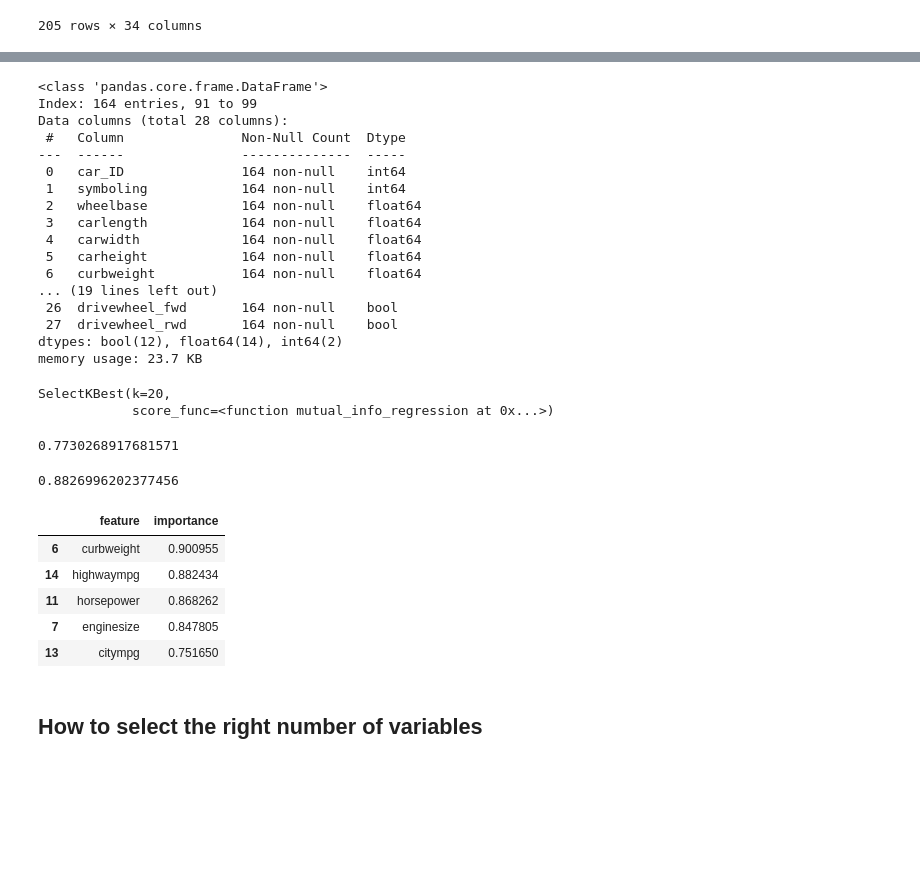
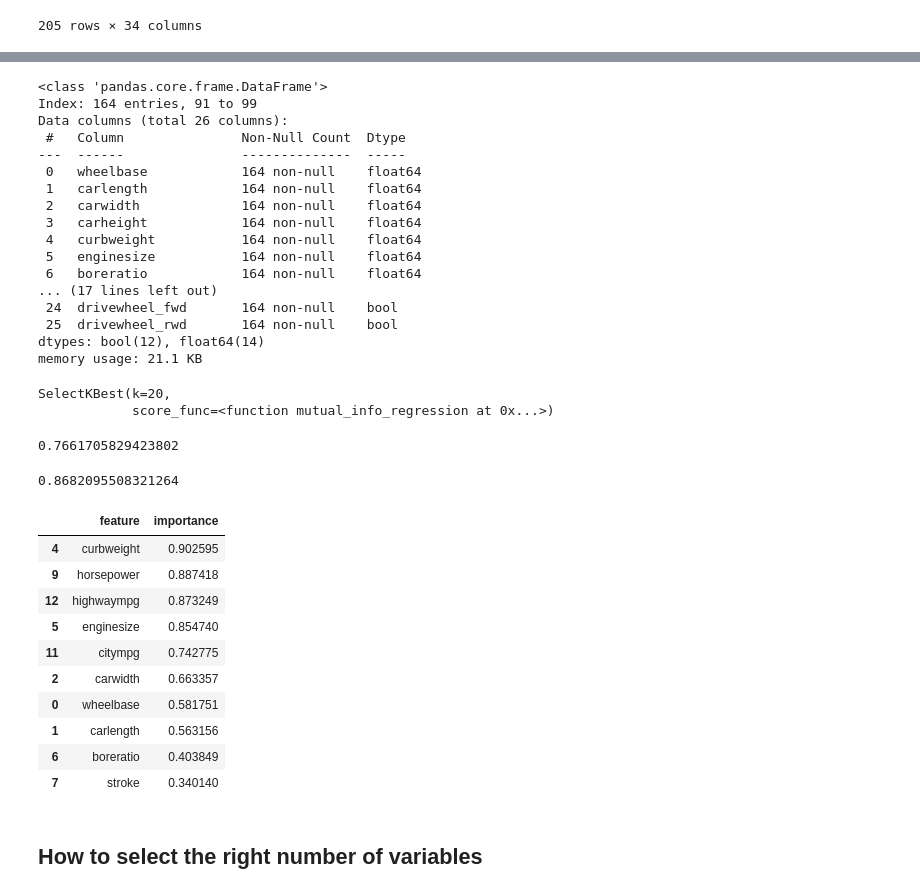
Before and after one commit to ncrowder/python, a Jupyter notebook: murach_data_analysis/class_demos/multiple_regression.ipynb, the cells around one changed output, grey strips where cells are left out. Saved outputs shown, nothing was run; the diff lists cells and outputs as text; code cells hidden in the pictures; blank space fills up the shorter version.

```diff
--- a/murach_data_analysis/class_demos/multiple_regression.ipynb
+++ b/murach_data_analysis/class_demos/multiple_regression.ipynb
@@ -637,0 +595,3 @@ carsDummies[['CarName','fueltype','enginelocation','cylindernumber',
+# %%
+cols_to_drop = carsDummies.select_dtypes(include=['int64', 'object']).columns.tolist() #car_ID and symboling were left in during lecture
+cols_to_drop
@@ -638,28 +607,26 @@ carsDummies[['CarName','fueltype','enginelocation','cylindernumber',
 # %%
-# drop the non_numeric columns
-carsTrain, carsTest = train_test_split(carsDummies.drop(
-    columns=['CarName','fueltype','enginelocation','cylindernumber',
-             'fuelsystem','enginetype']), test_size=0.2, random_state=20)
+# drop the non_numeric and unuseful columns and split again
+carsTrain, carsTest = train_test_split(carsDummies.drop(columns=cols_to_drop), test_size=0.2, random_state=20)
 # %%
 carsTrain.info()
 # %% [output]
 <class 'pandas.core.frame.DataFrame'>
 Index: 164 entries, 91 to 99
-Data columns (total 28 columns):
+Data columns (total 26 columns):
  #   Column               Non-Null Count  Dtype
 ---  ------               --------------  -----
- 0   car_ID               164 non-null    int64
- 1   symboling            164 non-null    int64
- 2   wheelbase            164 non-null    float64
- 3   carlength            164 non-null    float64
- 4   carwidth             164 non-null    float64
- 5   carheight            164 non-null    float64
- 6   curbweight           164 non-null    float64
-... (19 lines left out)
- 26  drivewheel_fwd       164 non-null    bool
- 27  drivewheel_rwd       164 non-null    bool
-dtypes: bool(12), float64(14), int64(2)
-memory usage: 23.7 KB
+ 0   wheelbase            164 non-null    float64
+ 1   carlength            164 non-null    float64
+ 2   carwidth             164 non-null    float64
+ 3   carheight            164 non-null    float64
+ 4   curbweight           164 non-null    float64
+ 5   enginesize           164 non-null    float64
+ 6   boreratio            164 non-null    float64
+... (17 lines left out)
+ 24  drivewheel_fwd       164 non-null    bool
+ 25  drivewheel_rwd       164 non-null    bool
+dtypes: bool(12), float64(14)
+memory usage: 21.1 KB
 # %%
 fs = SelectKBest(score_func=mutual_info_regression, k=20)
 fs.fit(carsTrain.drop(columns=['price']), carsTrain['price'])
@@ -674,23 +641,28 @@ model = LinearRegression()
 model.fit(x_train_fs, carsTrain['price'])
 model.score(x_test_fs, carsTest['price'])
 # %% [output]
-0.7730268917681571
+0.7661705829423802
 # %%
 model.score(x_train_fs, carsTrain['price'])
 # %% [output]
-0.8826996202377456
+0.8682095508321264
 # %%
 df1 = pd.DataFrame(carsTrain.drop(columns=['price']).columns, columns=['feature'])  #create a DF with a feature column containing the prior column names after dropping price
 df2 = pd.DataFrame(fs.scores_, columns=['importance'])
 importance = df1.join(df2)
-importance.sort_values('importance', ascending=False).head()
+importance.sort_values('importance', ascending=False).head(10)
 # %% [output]
 |  | feature | importance |
-| 6 | curbweight | 0.900955 |
-| 14 | highwaympg | 0.882434 |
-| 11 | horsepower | 0.868262 |
-| 7 | enginesize | 0.847805 |
-| 13 | citympg | 0.751650 |
+| 4 | curbweight | 0.902595 |
+| 9 | horsepower | 0.887418 |
+| 12 | highwaympg | 0.873249 |
+| 5 | enginesize | 0.854740 |
+| 11 | citympg | 0.742775 |
+| 2 | carwidth | 0.663357 |
+| 0 | wheelbase | 0.581751 |
+| 1 | carlength | 0.563156 |
+| 6 | boreratio | 0.403849 |
+| 7 | stroke | 0.340140 |
 # %% [markdown]
 ## How to select the right number of variables
 # %%
```
Also changed, not shown: parts of 29 cells of this notebook.
